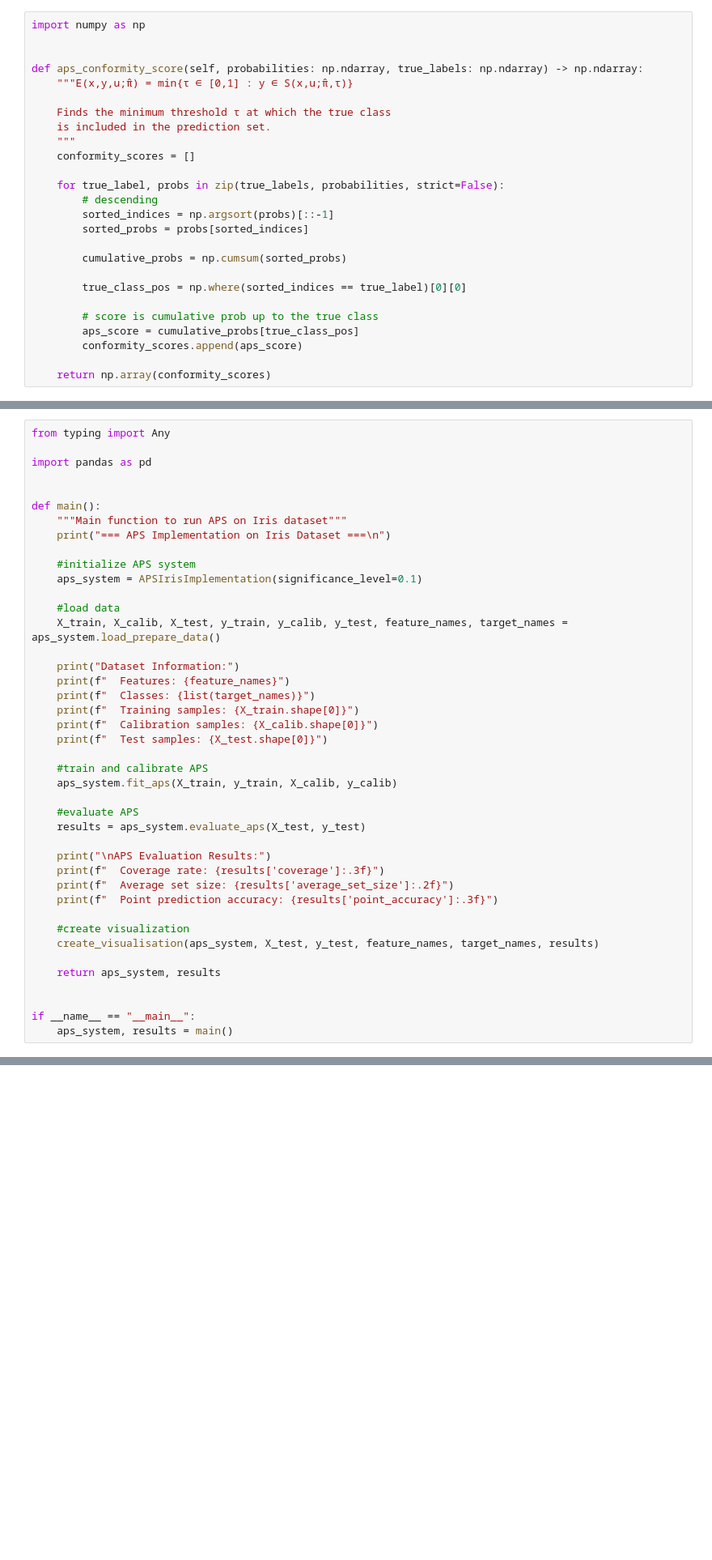
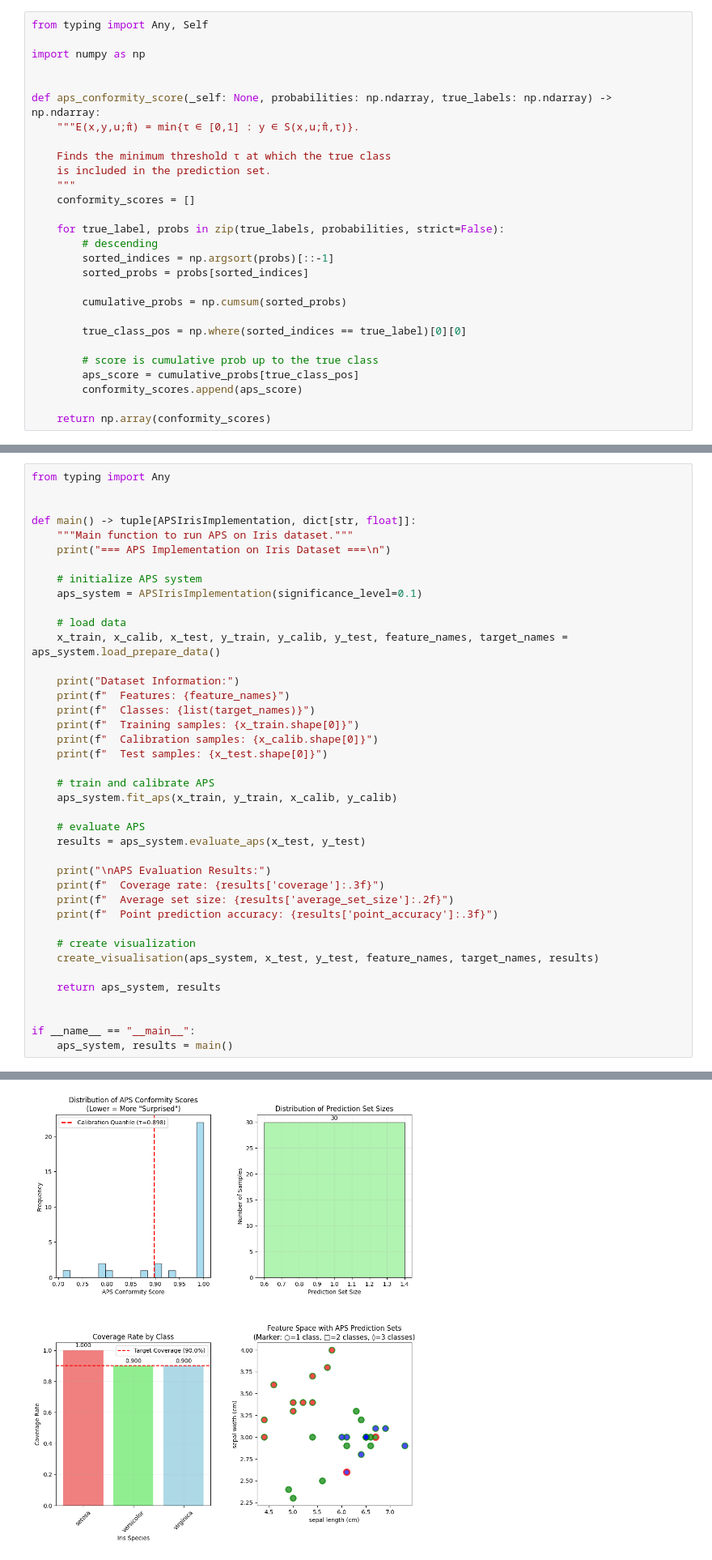
Before and after one commit to m3ryemmo/probly, a Jupyter notebook: notebooks/examples/conformal_prediction_aps.ipynb, the cells around one changed output, grey strips where cells are left out. Shown: that part at 81% size. Saved outputs shown, nothing was run; the diff lists cells and outputs as text; blank space fills up the shorter version.

Commit message:
fixed code for graphics, added description for graphics

```diff
--- a/notebooks/examples/conformal_prediction_aps.ipynb
+++ b/notebooks/examples/conformal_prediction_aps.ipynb
@@ -59,11 +59,13 @@ The conformity score measures the **minimum probability threshold** at which the
 # %% [markdown]
 Following: A Simple APS Conformity Score implemented:
 # %%
+from typing import Any, Self
+
 import numpy as np
 
 
-def aps_conformity_score(self, probabilities: np.ndarray, true_labels: np.ndarray) -> np.ndarray:
-    """E(x,y,u;π̂) = min{τ ∈ [0,1] : y ∈ S(x,u;π̂,τ)}
+def aps_conformity_score(_self: None, probabilities: np.ndarray, true_labels: np.ndarray) -> np.ndarray:
+    """E(x,y,u;π̂) = min{τ ∈ [0,1] : y ∈ S(x,u;π̂,τ)}.
 
     Finds the minimum threshold τ at which the true class
     is included in the prediction set.
@@ -352,39 +399,37 @@ Main:
 # %%
 from typing import Any
 
-import pandas as pd
 
-
-def main():
-    """Main function to run APS on Iris dataset"""
+def main() -> tuple[APSIrisImplementation, dict[str, float]]:
+    """Main function to run APS on Iris dataset."""
     print("=== APS Implementation on Iris Dataset ===\n")
 
-    #initialize APS system
+    # initialize APS system
     aps_system = APSIrisImplementation(significance_level=0.1)
 
-    #load data
-    X_train, X_calib, X_test, y_train, y_calib, y_test, feature_names, target_names = aps_system.load_prepare_data()
+    # load data
+    x_train, x_calib, x_test, y_train, y_calib, y_test, feature_names, target_names = aps_system.load_prepare_data()
 
     print("Dataset Information:")
     print(f"  Features: {feature_names}")
     print(f"  Classes: {list(target_names)}")
-    print(f"  Training samples: {X_train.shape[0]}")
-    print(f"  Calibration samples: {X_calib.shape[0]}")
-    print(f"  Test samples: {X_test.shape[0]}")
+    print(f"  Training samples: {x_train.shape[0]}")
+    print(f"  Calibration samples: {x_calib.shape[0]}")
+    print(f"  Test samples: {x_test.shape[0]}")
 
-    #train and calibrate APS
-    aps_system.fit_aps(X_train, y_train, X_calib, y_calib)
+    # train and calibrate APS
+    aps_system.fit_aps(x_train, y_train, x_calib, y_calib)
 
-    #evaluate APS
-    results = aps_system.evaluate_aps(X_test, y_test)
+    # evaluate APS
+    results = aps_system.evaluate_aps(x_test, y_test)
 
     print("\nAPS Evaluation Results:")
     print(f"  Coverage rate: {results['coverage']:.3f}")
     print(f"  Average set size: {results['average_set_size']:.2f}")
     print(f"  Point prediction accuracy: {results['point_accuracy']:.3f}")
 
-    #create visualization
-    create_visualisation(aps_system, X_test, y_test, feature_names, target_names, results)
+    # create visualization
+    create_visualisation(aps_system, x_test, y_test, feature_names, target_names, results)
 
     return aps_system, results
 
@@ -395,0 +457 @@ ModuleNotFoundError: No module named 'pandas'
+[figure, added]
```
Also changed, not shown: parts of 7 cells of this notebook.
